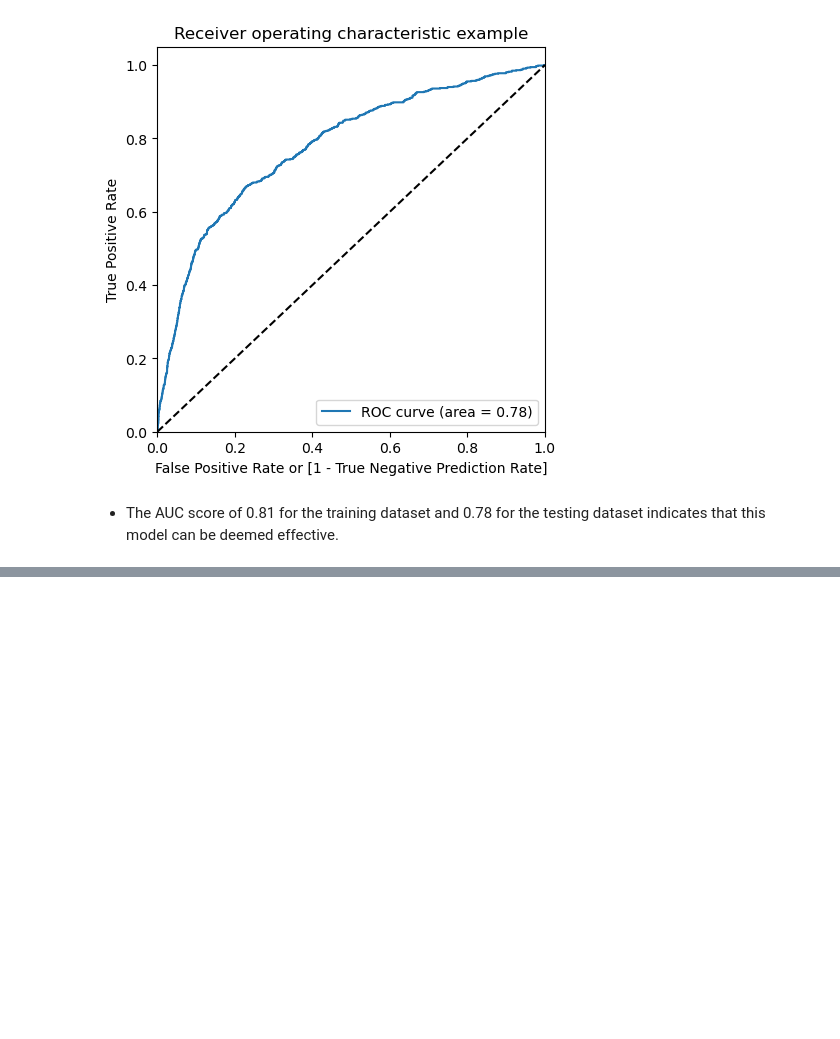
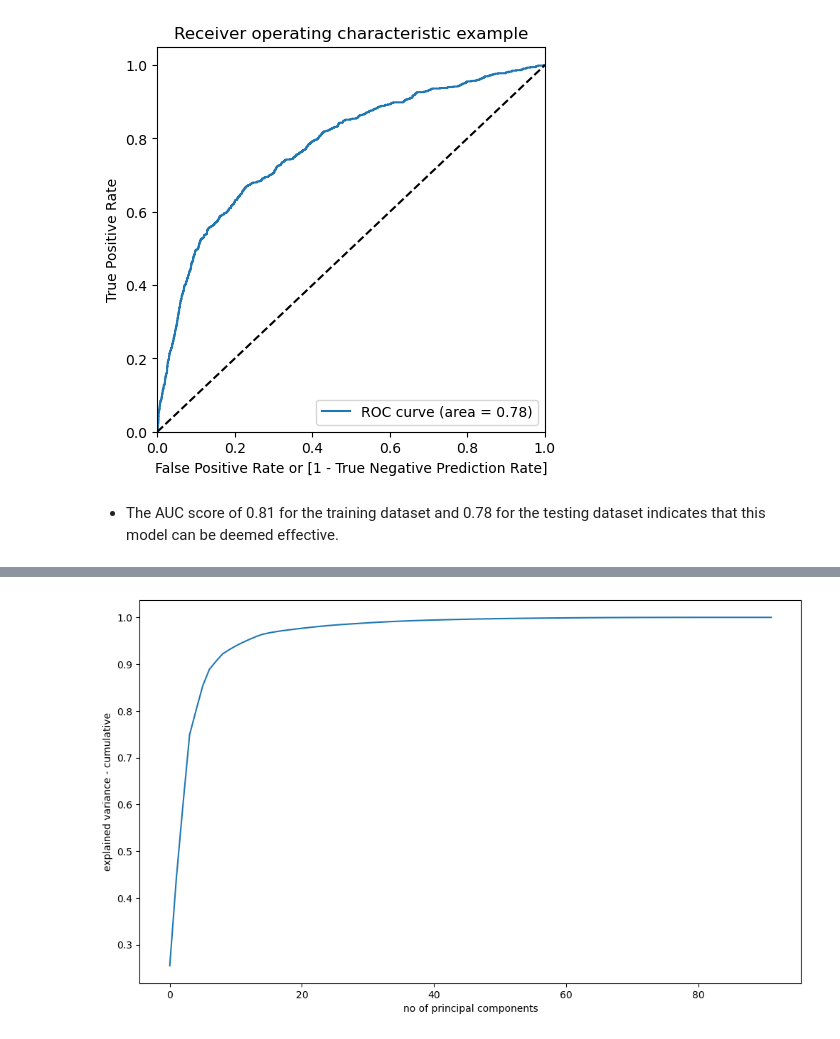
Before and after one commit to SanjayaKumarSahoo/telecom-churn-group-case-study, a Jupyter notebook: solution.ipynb, the cells around one changed output, grey strips where cells are left out. Drawn from its saved outputs; the diff is of its cells as text; code cells hidden in the pictures; blank space fills up the shorter version.

```diff
--- a/solution.ipynb
+++ b/solution.ipynb
@@ -1522,0 +1530,11 @@ pred_probs_test = model_pca.predict_proba(df_test_pca)
+# %%
+var_cumu = np.cumsum(pca.explained_variance_ratio_)
+
+# Making a scree plot
+fig = plt.figure(figsize=[12,7])
+plt.plot(var_cumu)
+plt.xlabel('no of principal components')
+plt.ylabel('explained variance - cumulative')
+plt.show()
+# %% [output]
+[figure, added]
```
Also changed, not shown: parts of 32 cells of this notebook.
